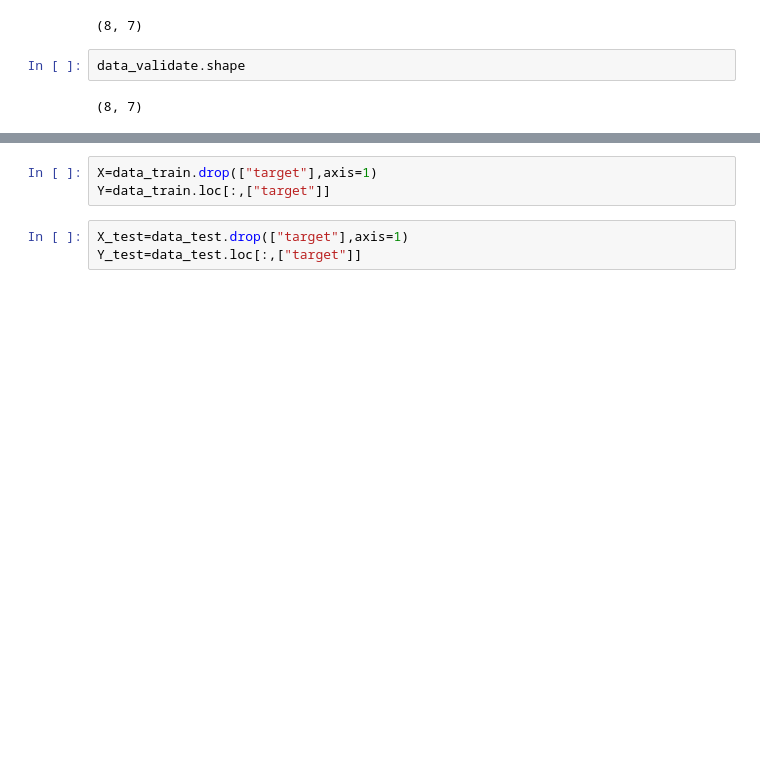
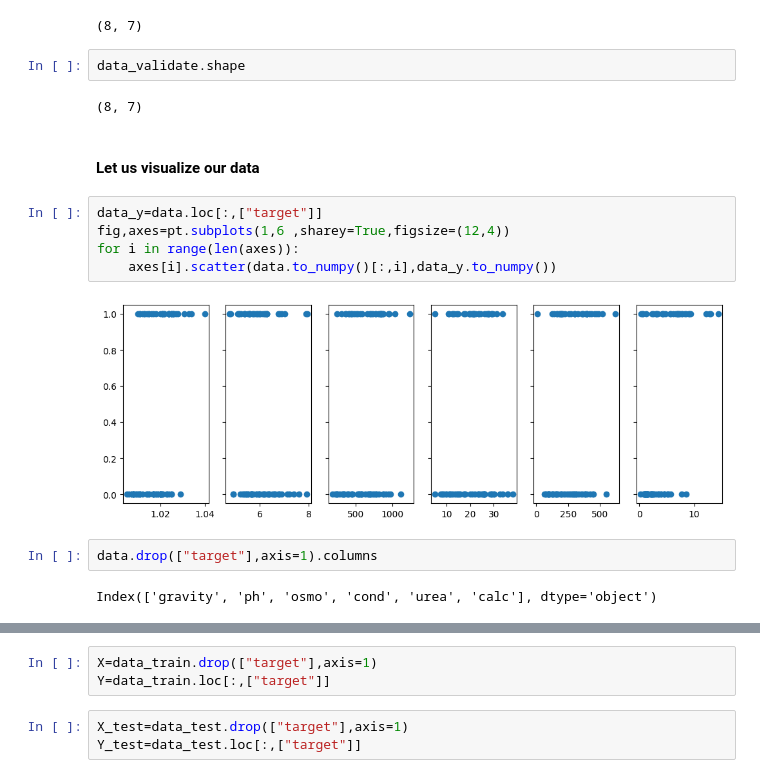
Before and after one commit to Priyajan-collab/Kidney-stone-Urine-Analysis-prediction, a Jupyter notebook: main.ipynb, the cells around one changed output, grey strips where cells are left out. Drawn from its saved outputs; the diff is of its cells as text; blank space fills up the shorter version.

```diff
--- a/main.ipynb
+++ b/main.ipynb
@@ -63,3 +63,16 @@ data_test.shape
 data_validate.shape
 # %% [output]
 (8, 7)
+# %% [markdown]
+<h4>Let us visualize our data</h4>
+# %%
+data_y=data.loc[:,["target"]]
+fig,axes=pt.subplots(1,6 ,sharey=True,figsize=(12,4))
+for i in range(len(axes)):
+    axes[i].scatter(data.to_numpy()[:,i],data_y.to_numpy())
+# %% [output]
+[figure, added]
+# %%
+data.drop(["target"],axis=1).columns
+# %% [output]
+Index(['gravity', 'ph', 'osmo', 'cond', 'urea', 'calc'], dtype='object')
```
Also changed, not shown: parts of 23 cells of this notebook.
